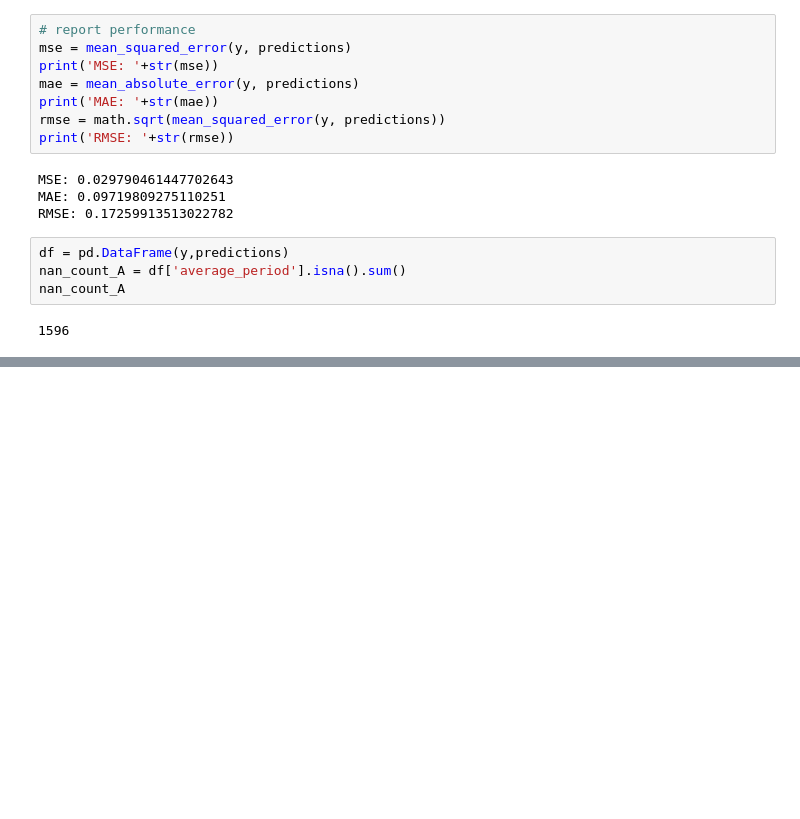
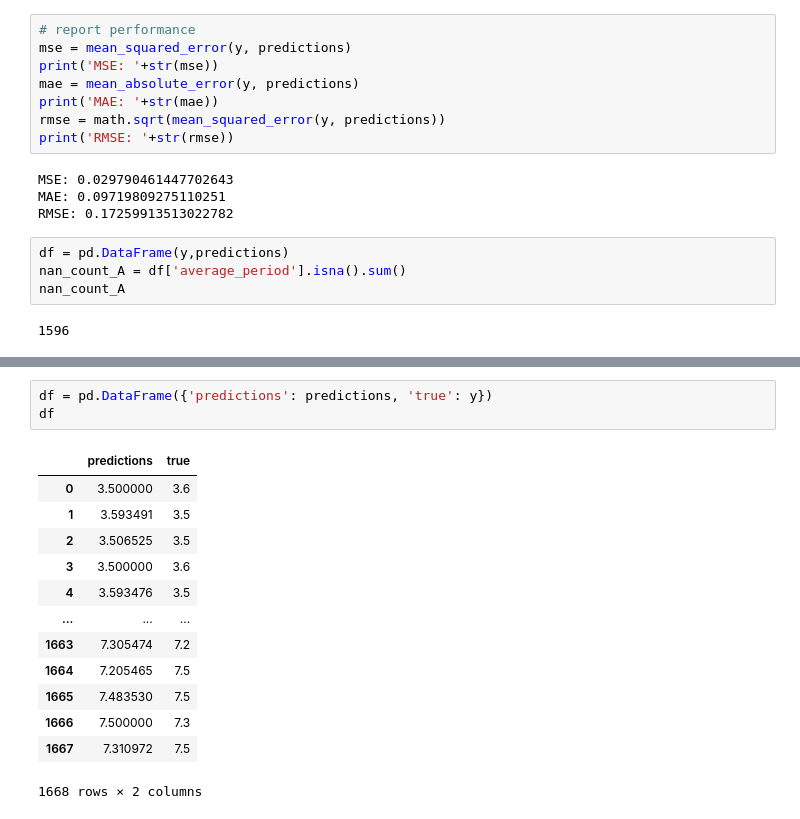
Before and after one commit to usd-cs/Benchmark-Code, a Jupyter notebook: arima.ipynb, the cells around one changed output, grey strips where cells are left out. Saved outputs shown, nothing was run; the diff lists cells and outputs as text; blank space fills up the shorter version.

```diff
--- a/arima.ipynb
+++ b/arima.ipynb
@@ -237,0 +179,17 @@ plt.show()
+# %%
+df = pd.DataFrame({'predictions': predictions, 'true': y})
+df
+# %% [output]
+|  | predictions | true |
+| 0 | 3.500000 | 3.6 |
+| 1 | 3.593491 | 3.5 |
+| 2 | 3.506525 | 3.5 |
+| 3 | 3.500000 | 3.6 |
+| 4 | 3.593476 | 3.5 |
+| ... | ... | ... |
+| 1663 | 7.305474 | 7.2 |
+| 1664 | 7.205465 | 7.5 |
+| 1665 | 7.483530 | 7.5 |
+| 1666 | 7.500000 | 7.3 |
+| 1667 | 7.310972 | 7.5 |
+1668 rows × 2 columns
```
Also changed, not shown: parts of 16 cells of this notebook, 3 other files.
